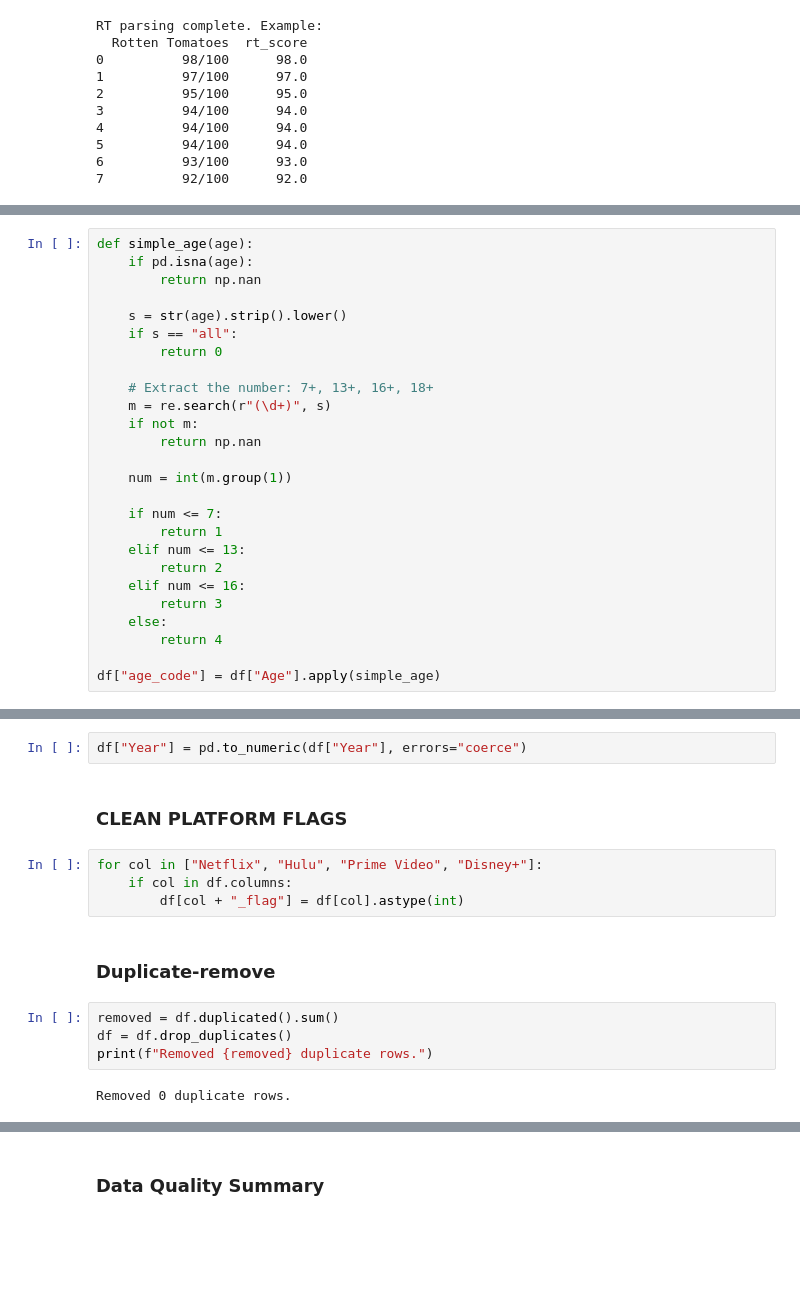
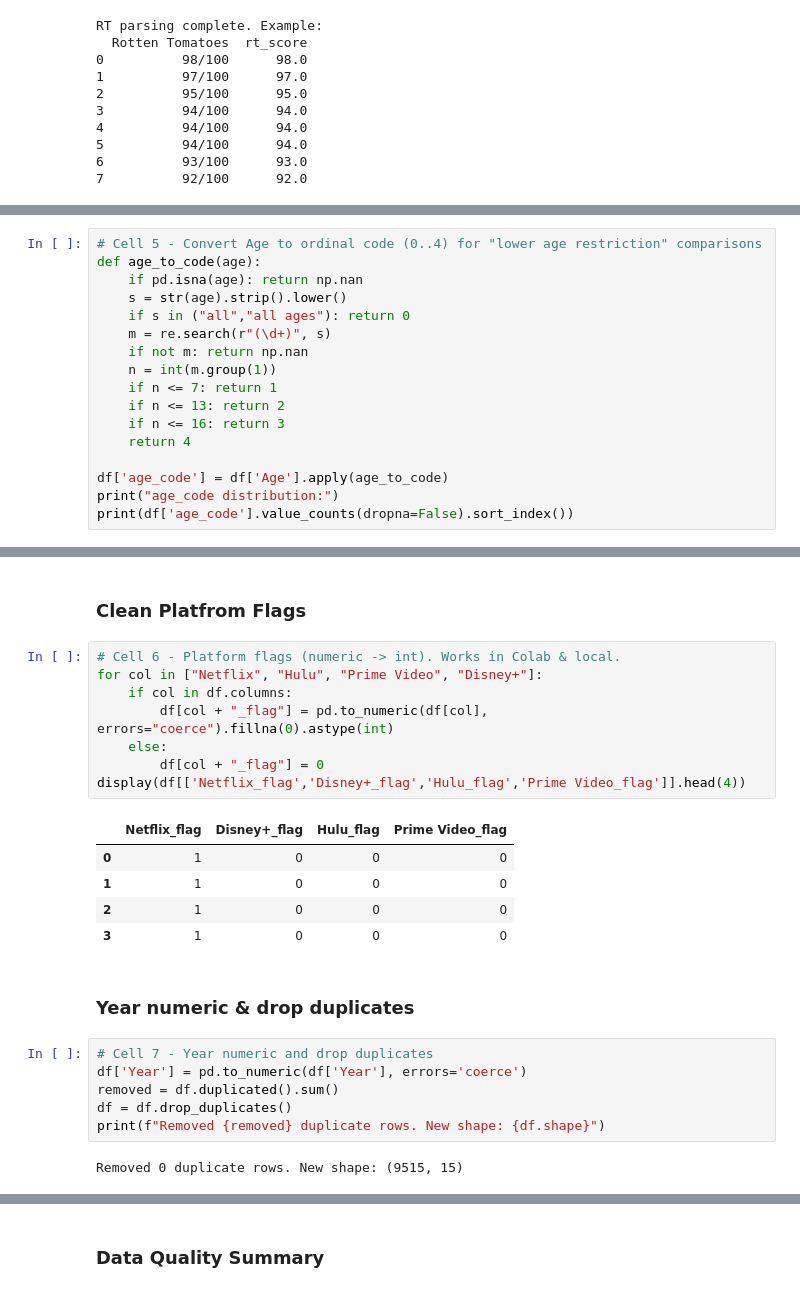
Before and after one commit to imostafizur/tensorflow_board, a Jupyter notebook: MNIST.ipynb, the cells around one changed output, grey strips where cells are left out. Cells and saved outputs as stored; diff of their text form; blank space fills up the shorter version.

```diff
--- a/MNIST.ipynb
+++ b/MNIST.ipynb
@@ -128,26 +132,17 @@ RT parsing complete. Example:
 # %%
-def simple_age(age):
-    if pd.isna(age):
-        return np.nan
+# Cell 5 - Convert Age to ordinal code (0..4) for "lower age restriction" comparisons
+def age_to_code(age):
+    if pd.isna(age): return np.nan
+    s = str(age).strip().lower()
+    if s in ("all","all ages"): return 0
+    m = re.search(r"(\d+)", s)
+    if not m: return np.nan
+    n = int(m.group(1))
+    if n <= 7: return 1
+    if n <= 13: return 2
+    if n <= 16: return 3
+    return 4
 
-    s = str(age).strip().lower()
-    if s == "all":
-        return 0
-
-    # Extract the number: 7+, 13+, 16+, 18+
-    m = re.search(r"(\d+)", s)
-    if not m:
-        return np.nan
-
-    num = int(m.group(1))
-
-    if num <= 7:
-        return 1
-    elif num <= 13:
-        return 2
-    elif num <= 16:
-        return 3
-    else:
-        return 4
-
-df["age_code"] = df["Age"].apply(simple_age)
+df['age_code'] = df['Age'].apply(age_to_code)
+print("age_code distribution:")
+print(df['age_code'].value_counts(dropna=False).sort_index())
@@ -154,16 +159,26 @@ df["age_code"] = df["Age"].apply(simple_age)
-# %%
-df["Year"] = pd.to_numeric(df["Year"], errors="coerce")
-# %% [markdown]
-### CLEAN PLATFORM FLAGS
+# %% [markdown]
+### Clean Platfrom Flags
 # %%
+# Cell 6 - Platform flags (numeric -> int). Works in Colab & local.
 for col in ["Netflix", "Hulu", "Prime Video", "Disney+"]:
     if col in df.columns:
-        df[col + "_flag"] = df[col].astype(int)
+        df[col + "_flag"] = pd.to_numeric(df[col], errors="coerce").fillna(0).astype(int)
+    else:
+        df[col + "_flag"] = 0
+display(df[['Netflix_flag','Disney+_flag','Hulu_flag','Prime Video_flag']].head(4))
+# %% [output]
+|  | Netflix_flag | Disney+_flag | Hulu_flag | Prime Video_flag |
+| 0 | 1 | 0 | 0 | 0 |
+| 1 | 1 | 0 | 0 | 0 |
+| 2 | 1 | 0 | 0 | 0 |
+| 3 | 1 | 0 | 0 | 0 |
-# %% [markdown]
-### Duplicate-remove
+# %% [markdown]
+### Year numeric & drop duplicates
 # %%
+# Cell 7 - Year numeric and drop duplicates
+df['Year'] = pd.to_numeric(df['Year'], errors='coerce')
 removed = df.duplicated().sum()
 df = df.drop_duplicates()
-print(f"Removed {removed} duplicate rows.")
+print(f"Removed {removed} duplicate rows. New shape: {df.shape}")
 # %% [output]
-Removed 0 duplicate rows.
+Removed 0 duplicate rows. New shape: (9515, 15)
```
Also changed, not shown: parts of 25 cells of this notebook.
